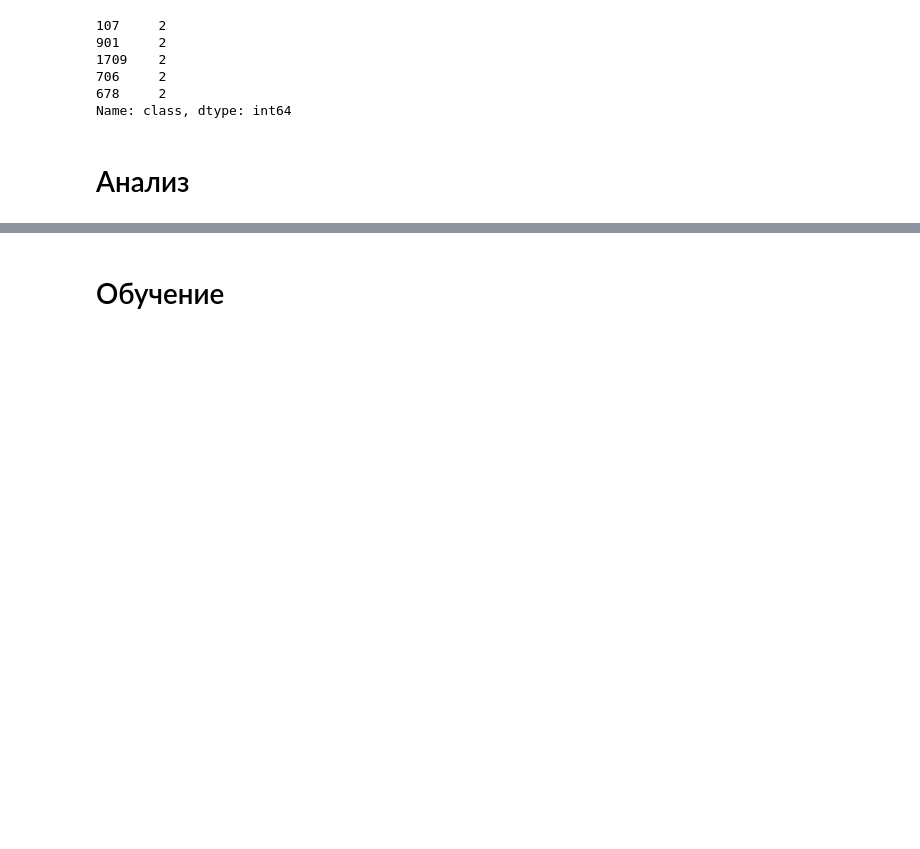
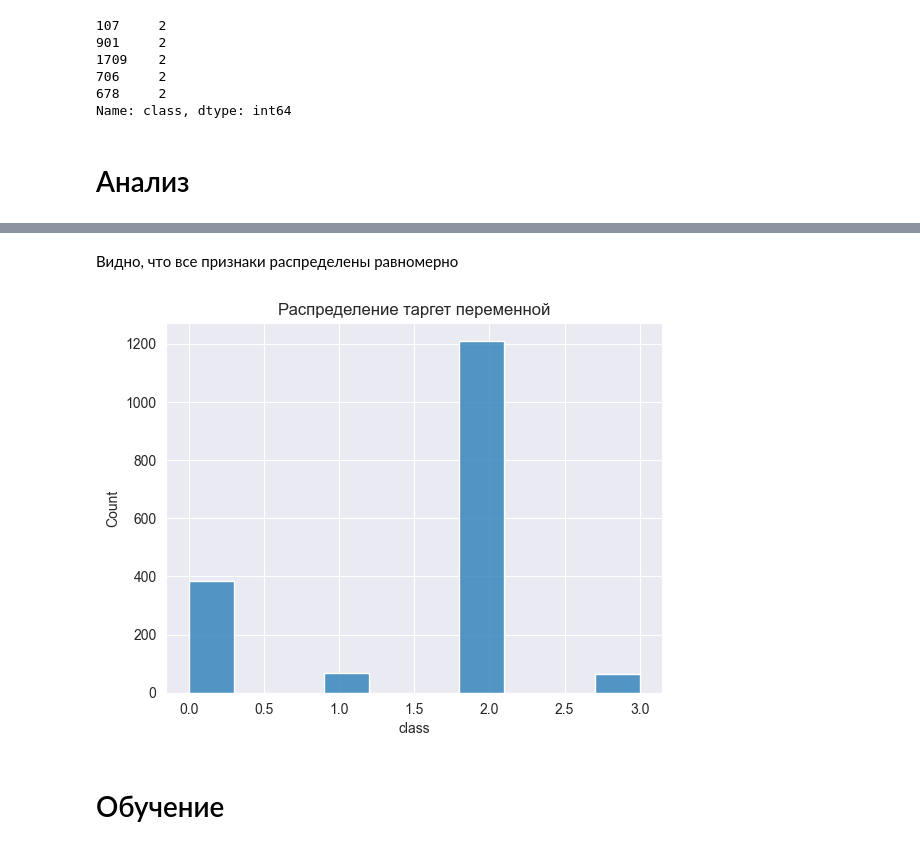
Before and after one commit to kudrmax/ml-hse-hw, a Jupyter notebook: hw1/solution.ipynb, the cells around one changed output, grey strips where cells are left out. Drawn from its saved outputs; the diff is of its cells as text; code cells hidden in the pictures; blank space fills up the shorter version.

```diff
--- a/hw1/solution.ipynb
+++ b/hw1/solution.ipynb
@@ -94,3 +115,11 @@ Name: class, dtype: int64
+# %% [markdown]
+Видно, что все признаки распределены равномерно
+# %%
+sns.histplot(data['class'], bins=10)
+plt.title(f"Распределение таргет переменной")
+plt.show()
+# %% [output]
+[figure, added]
 # %% [markdown]
 # Обучение
 # %%
```
Also changed, not shown: parts of 3 cells of this notebook.
